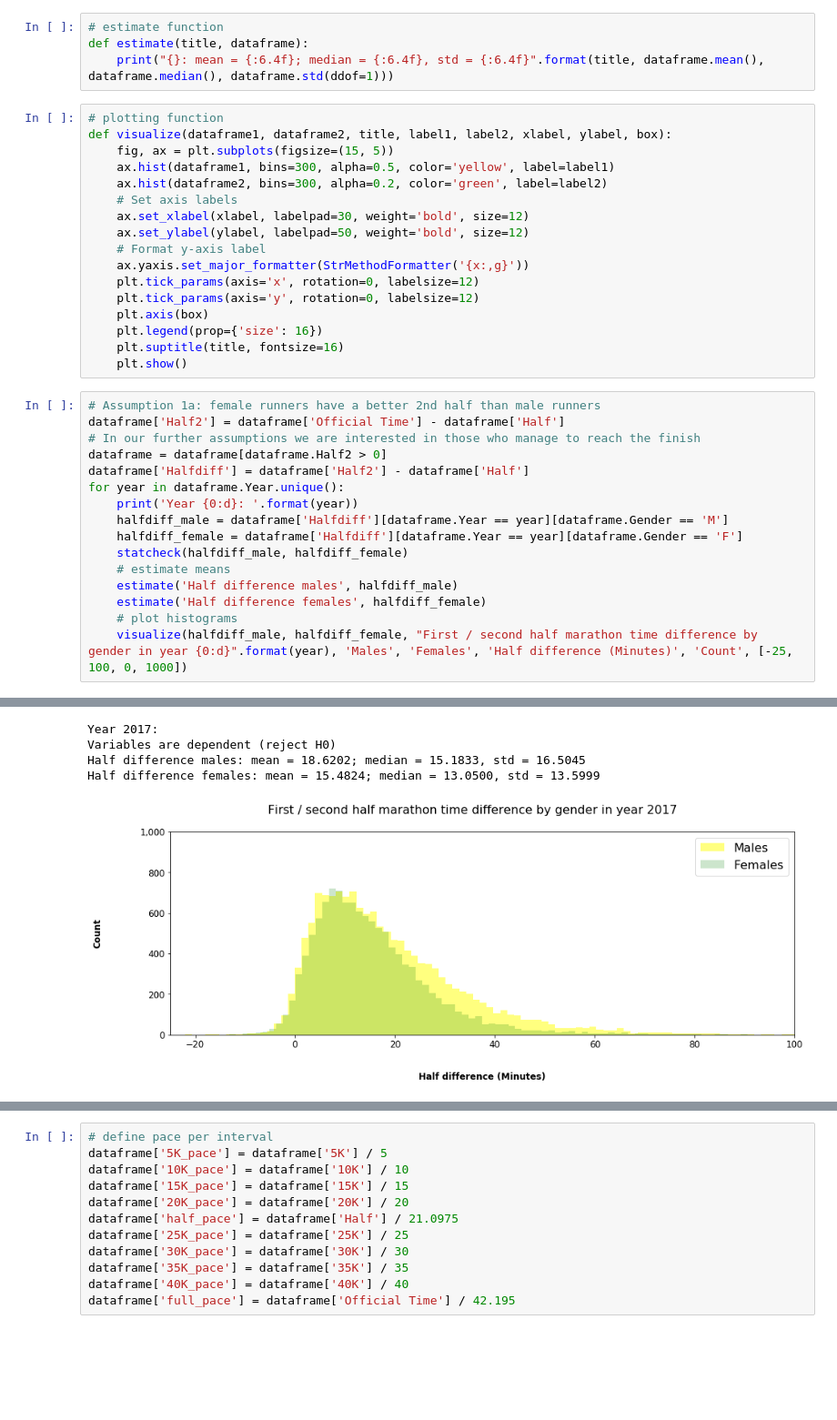
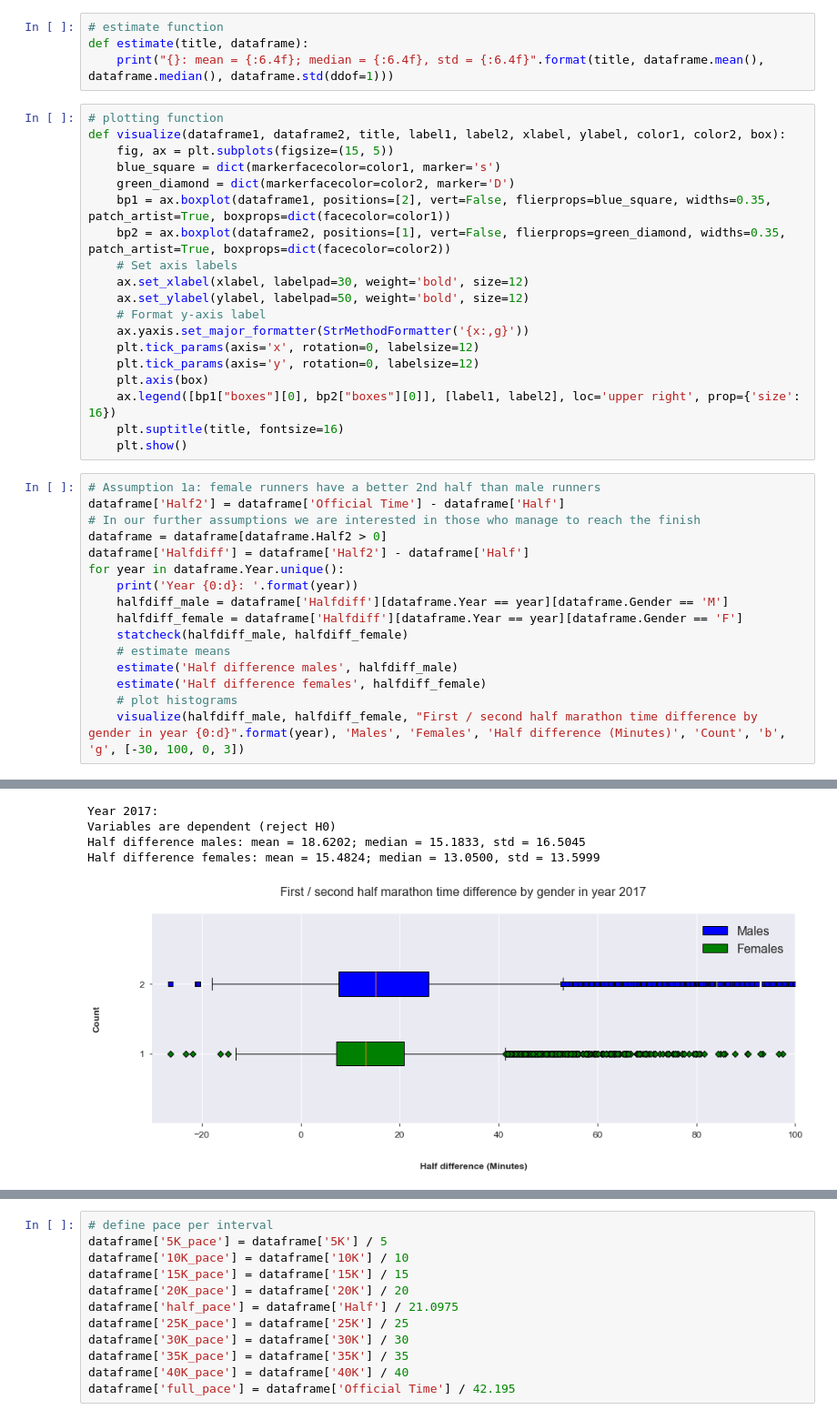
Before and after one commit to SeanHladkyj/Boston-marathon-project, a Jupyter notebook: Boston_Challenge.ipynb, the cells around one changed output, grey strips where cells are left out. Shown at 91% size. Drawn from its saved outputs; the diff is of its cells as text; blank space fills up the shorter version.

```diff
--- a/Boston_Challenge.ipynb
+++ b/Boston_Challenge.ipynb
@@ -56,10 +56,12 @@ def estimate(title, dataframe):
     print("{}: mean = {:6.4f}; median = {:6.4f}, std = {:6.4f}".format(title, dataframe.mean(), dataframe.median(), dataframe.std(ddof=1)))
 # %%
 # plotting function
-def visualize(dataframe1, dataframe2, title, label1, label2, xlabel, ylabel, box):
+def visualize(dataframe1, dataframe2, title, label1, label2, xlabel, ylabel, color1, color2, box):
     fig, ax = plt.subplots(figsize=(15, 5))
-    ax.hist(dataframe1, bins=300, alpha=0.5, color='yellow', label=label1)
-    ax.hist(dataframe2, bins=300, alpha=0.2, color='green', label=label2)
+    blue_square = dict(markerfacecolor=color1, marker='s')
+    green_diamond = dict(markerfacecolor=color2, marker='D')
+    bp1 = ax.boxplot(dataframe1, positions=[2], vert=False, flierprops=blue_square, widths=0.35, patch_artist=True, boxprops=dict(facecolor=color1))
+    bp2 = ax.boxplot(dataframe2, positions=[1], vert=False, flierprops=green_diamond, widths=0.35, patch_artist=True, boxprops=dict(facecolor=color2))
     # Set axis labels
     ax.set_xlabel(xlabel, labelpad=30, weight='bold', size=12)
     ax.set_ylabel(ylabel, labelpad=50, weight='bold', size=12)
@@ -68,7 +70,7 @@ def visualize(dataframe1, dataframe2, title, label1, label2, xlabel, ylabel, box
     plt.tick_params(axis='x', rotation=0, labelsize=12)
     plt.tick_params(axis='y', rotation=0, labelsize=12)
     plt.axis(box)
-    plt.legend(prop={'size': 16})
+    ax.legend([bp1["boxes"][0], bp2["boxes"][0]], [label1, label2], loc='upper right', prop={'size': 16})
     plt.suptitle(title, fontsize=16)
     plt.show()
 # %%
@@ -86,6 +88,6 @@ for year in dataframe.Year.unique():
     estimate('Half difference males', halfdiff_male)
     estimate('Half difference females', halfdiff_female)
     # plot histograms
-    visualize(halfdiff_male, halfdiff_female, "First / second half marathon time difference by gender in year {0:d}".format(year), 'Males', 'Females', 'Half difference (Minutes)', 'Count', [-25, 100, 0, 1000])
+    visualize(halfdiff_male, halfdiff_female, "First / second half marathon time difference by gender in year {0:d}".format(year), 'Males', 'Females', 'Half difference (Minutes)', 'Count', 'b', 'g', [-30, 100, 0, 3])
 # %% [output]
 Year 2015:
@@ -101,8 +103,8 @@ Half difference females: mean = 14.2902; median = 11.7500, std = 12.6316
 Year 2017:
 Variables are dependent (reject H0)
 Half difference males: mean = 18.6202; median = 15.1833, std = 16.5045
 Half difference females: mean = 15.4824; median = 13.0500, std = 13.5999
-[figure, old version]
+[figure, new version]
 # %%
 # Assumption 1b: female runners have a better last 10k than male runners
 dataframe['last10K'] = dataframe['Official Time'] - dataframe['30K']
```
Also changed, not shown: parts of 12 cells of this notebook.
